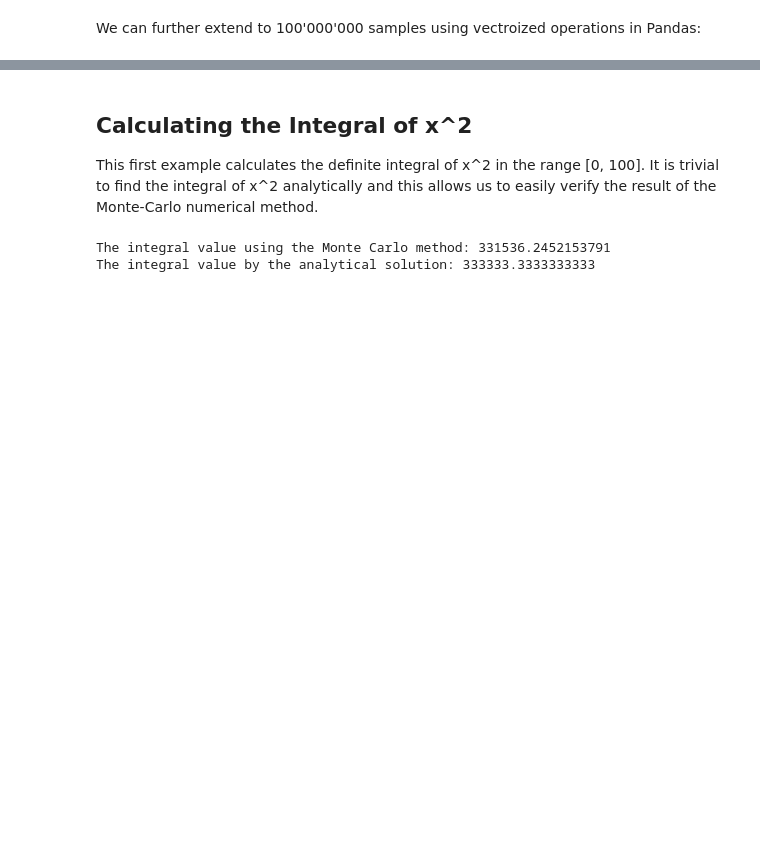
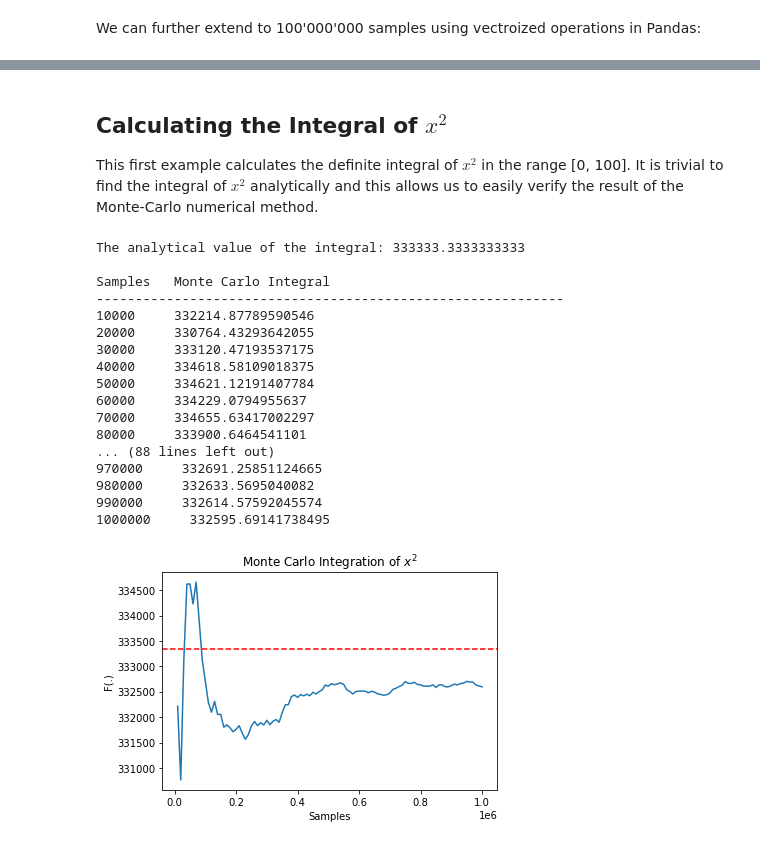
Before and after one commit to bott-j/monte-carlo-integration-python, a Jupyter notebook: monte_carlo_numerical_integration.ipynb, the cells around one changed output, grey strips where cells are left out. Saved outputs shown, nothing was run; the diff lists cells and outputs as text; code cells hidden in the pictures; blank space fills up the shorter version.

Commit message:
Add integration examples to notebook.

```diff
--- a/monte_carlo_numerical_integration.ipynb
+++ b/monte_carlo_numerical_integration.ipynb
@@ -79,32 +79,70 @@ The estimated value of Pi is: 3.14181156
 # %% [markdown]
-## Calculating the Integral of x^2
+## Calculating the Integral of $x^2$
 
-This first example calculates the definite integral of x^2 in the range [0, 100]. It is trivial to find the integral of x^2 analytically and this allows us to easily verify the result of the Monte-Carlo numerical method.
+This first example calculates the definite integral of $x^2$ in the range [0, 100]. It is trivial to find the integral of $x^2$ analytically and this allows us to easily verify the result of the Monte-Carlo numerical method.
 # %%
 # Domain over which to evaluate integral
 domain = (0, 100)
 
 # Function to integrate
 def f(row):
     return row["X"]**2
 
 # Definite integral of the function for comparison
 def F(domain):
     return (domain[1]**3)/3 - (domain[0]**3)/3
 
-# Create 10'000 samples drawn from a uniform distribution
-df = pd.DataFrame(columns = ("X",), data = np.random.uniform(domain[0], domain[1], 10000))
-df['Y'] = df.apply(f, axis=1)
+# Define an empty data frame
+df = pd.DataFrame(columns = ("X", "Y"))
 
-# Find the mean value of the function
-meanValue = df['Y'].sum() / df.shape[0]
+# Empty list for errors
+iterations = []
+errors = []
 
-# Find the integral calculated over the domain
-calculatedIntegral = meanValue * (domain[1] - domain[0])
+print(f"The analytical value of the integral: {F(domain)}\n")
+print("Samples" + " " * 3 + "Monte Carlo Integral")
+print("-" * 60)
+for i in range(0,100):
 
-# Display results
-print(f"The integral value using the Monte Carlo method: {calculatedIntegral}")
-print(f"The integral value by the analytical solution: {F(domain)}")
+    # Create 10'000 samples drawn from a uniform distribution
+    dfNew = pd.DataFrame(columns = ("X",), data = np.random.uniform(domain[0], domain[1], 10000))
+    dfNew['Y'] = dfNew.apply(f, axis=1)
+    df = pd.concat([df, dfNew], axis=0)
+
+    # Find the mean value of the function
+    meanValue = df['Y'].sum() / df.shape[0]
+
+    # Find the integral calculated over the domain
+    calculatedIntegral = meanValue * (domain[1] - domain[0])
+
+    errors.append(calculatedIntegral)
+    iterations.append((i+1)*10000)
+
+    # Display results
+    print(f"{(i+1)*10000}     {calculatedIntegral}")
+
+plt.plot(iterations,errors)
+plt.axhline(F(domain), color="r", linestyle="--")
+plt.xlabel("Samples")
+plt.ylabel("F(.)")
+plt.title("Monte Carlo Integration of $x^2$")
+plt.show()
 # %% [output]
-The integral value using the Monte Carlo method: 331536.2452153791
-The integral value by the analytical solution: 333333.3333333333
+The analytical value of the integral: 333333.3333333333
+
+Samples   Monte Carlo Integral
+------------------------------------------------------------
+10000     332214.87789590546
+20000     330764.43293642055
+30000     333120.47193537175
+40000     334618.58109018375
+50000     334621.12191407784
+60000     334229.0794955637
+70000     334655.63417002297
+80000     333900.6464541101
+... (88 lines left out)
+970000     332691.25851124665
+980000     332633.5695040082
+990000     332614.57592045574
+1000000     332595.69141738495
+[figure, added]
```
Also changed, not shown: parts of 6 cells of this notebook.
